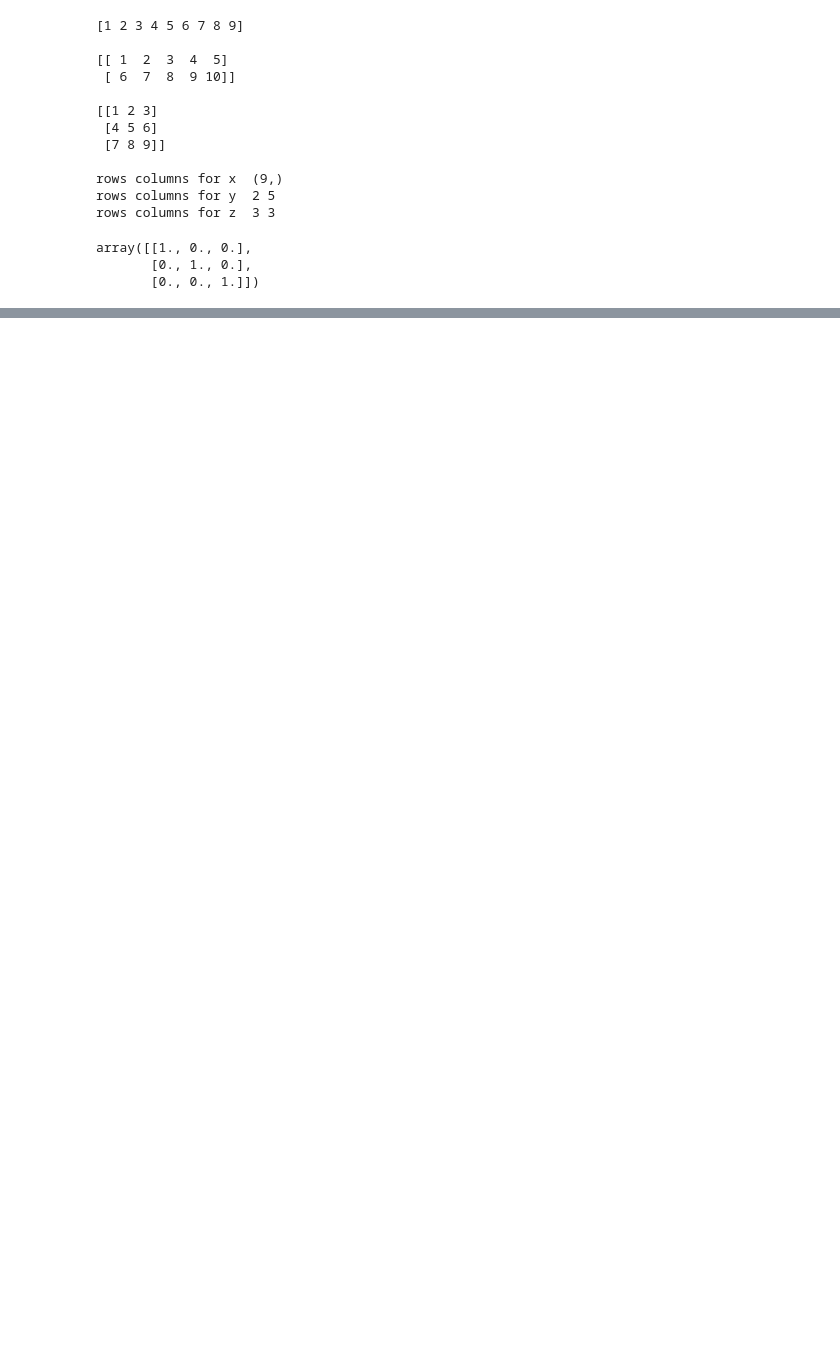
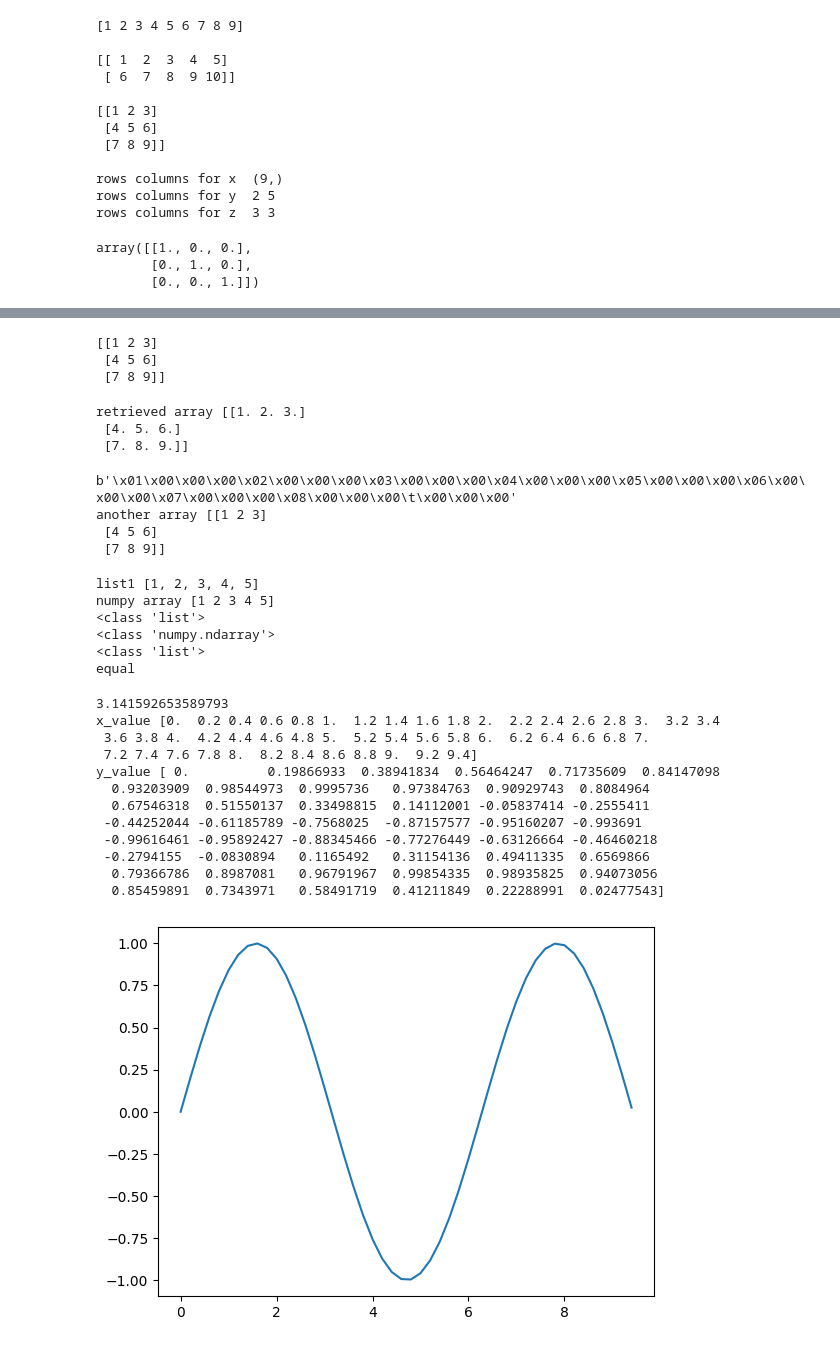
Before and after one commit to hahahang0/numpyPrac-campusX-, a Jupyter notebook: NUMPYPRAC.ipynb, the cells around one changed output, grey strips where cells are left out. Saved outputs shown, nothing was run; the diff lists cells and outputs as text; code cells hidden in the pictures; blank space fills up the shorter version.

Commit message:
numpy basic prac completed https://www.w3resource.com/python-exercises/numpy/basic/index.php

```diff
--- a/NUMPYPRAC.ipynb
+++ b/NUMPYPRAC.ipynb
@@ -226,0 +355,75 @@ array([[1., 0., 0.],
+# %%
+#saving array to the text file
+t_array = np.arange(1,10).reshape(3,3)
+print(t_array)
+np.savetxt('txt_file.txt',t_array)
+# %% [output]
+[[1 2 3]
+ [4 5 6]
+ [7 8 9]]
+# %%
+#retrieving array from the text file
+r_array = np.loadtxt('txt_file.txt')
+print("retrieved array",r_array)
+# %% [output]
+retrieved array [[1. 2. 3.]
+ [4. 5. 6.]
+ [7. 8. 9.]]
+# %%
+#array to bytes and back
+t_array = np.arange(1,10).reshape(3,3)
+array_bytes  = t_array.tobytes()
+print(array_bytes)
+another_array = np.frombuffer(array_bytes,dtype=t_array.dtype)
+print("another array",another_array.reshape(3,3))
+# %% [output]
+b'\x01\x00\x00\x00\x02\x00\x00\x00\x03\x00\x00\x00\x04\x00\x00\x00\x05\x00\x00\x00\x06\x00\x00\x00\x07\x00\x00\x00\x08\x00\x00\x00\t\x00\x00\x00'
+another array [[1 2 3]
+ [4 5 6]
+ [7 8 9]]
+# %%
+#list to array and array to list,  and compare whether the initial list and the final list is equal or not
+list_1 = [1,2,3,4,5]
+np_array = np.array(list_1)
+print("list1",list_1)
+print("numpy array",np_array)
+print(type(list_1))
+print(type(np_array))
+arr_to_list = np_array.tolist()
+print(type(arr_to_list))
+if list_1 == arr_to_list:
+    print("equal")
+else:
+    print("not equal")
+# %% [output]
+list1 [1, 2, 3, 4, 5]
+numpy array [1 2 3 4 5]
+<class 'list'>
+<class 'numpy.ndarray'>
+<class 'list'>
+equal
+# %%
+#sine coordinates plotting with matplotlib
+import matplotlib.pyplot as plt
+
+print(np.pi)
+x = np.arange(0, 3 * np.pi, 0.2)
+y = np.sin(x)
+print("x_value",x)
+print("y_value",y)
+plt.plot(x,y)
+plt.show()
+# %% [output]
+3.141592653589793
+x_value [0.  0.2 0.4 0.6 0.8 1.  1.2 1.4 1.6 1.8 2.  2.2 2.4 2.6 2.8 3.  3.2 3.4
+ 3.6 3.8 4.  4.2 4.4 4.6 4.8 5.  5.2 5.4 5.6 5.8 6.  6.2 6.4 6.6 6.8 7.
+ 7.2 7.4 7.6 7.8 8.  8.2 8.4 8.6 8.8 9.  9.2 9.4]
+y_value [ 0.          0.19866933  0.38941834  0.56464247  0.71735609  0.84147098
+  0.93203909  0.98544973  0.9995736   0.97384763  0.90929743  0.8084964
+  0.67546318  0.51550137  0.33498815  0.14112001 -0.05837414 -0.2555411
+ -0.44252044 -0.61185789 -0.7568025  -0.87157577 -0.95160207 -0.993691
+ -0.99616461 -0.95892427 -0.88345466 -0.77276449 -0.63126664 -0.46460218
+ -0.2794155  -0.0830894   0.1165492   0.31154136  0.49411335  0.6569866
+  0.79366786  0.8987081   0.96791967  0.99854335  0.98935825  0.94073056
+  0.85459891  0.7343971   0.58491719  0.41211849  0.22288991  0.02477543]
+[figure, added]
```
Also changed, not shown: parts of 29 cells of this notebook, 2 other files.
